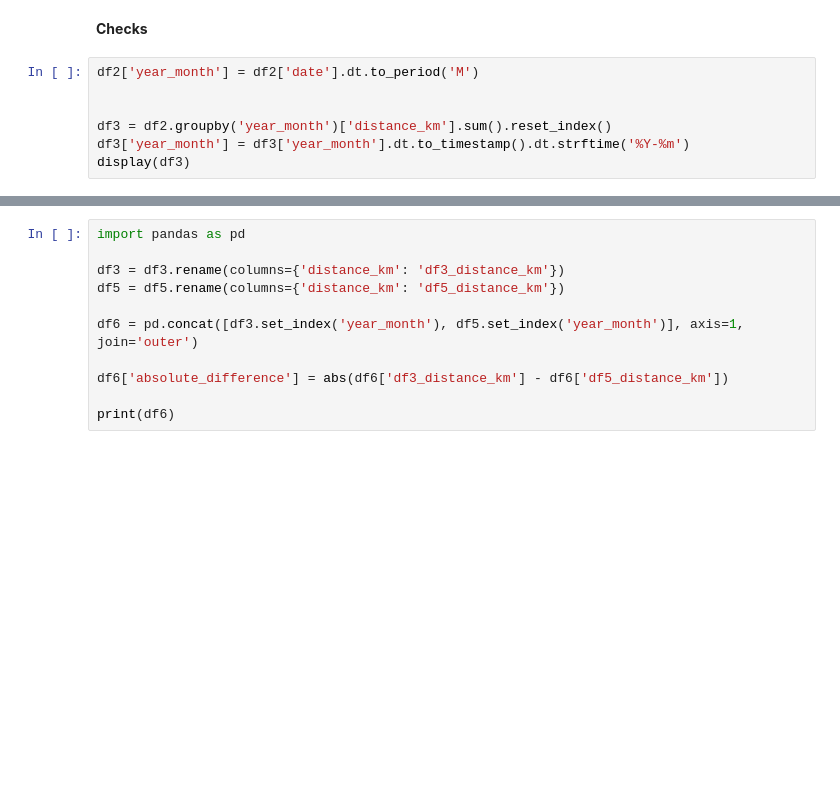
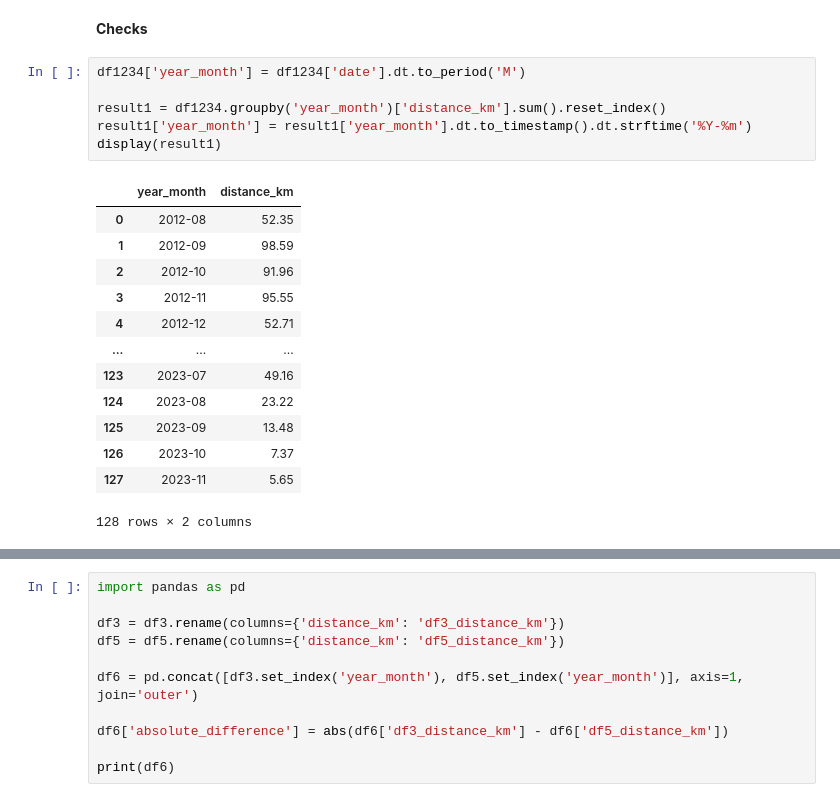
Before and after one commit to slazur83/Tableau, a Jupyter notebook: Workouts.ipynb, the cells around one changed output, grey strips where cells are left out. Drawn from its saved outputs; the diff is of its cells as text; blank space fills up the shorter version.

```diff
--- a/Workouts.ipynb
+++ b/Workouts.ipynb
@@ -315,12 +326,25 @@ display(df1234)
 # %% [markdown]
 **Checks**
 # %%
-df2['year_month'] = df2['date'].dt.to_period('M')
+df1234['year_month'] = df1234['date'].dt.to_period('M')
 
-
-df3 = df2.groupby('year_month')['distance_km'].sum().reset_index()
-df3['year_month'] = df3['year_month'].dt.to_timestamp().dt.strftime('%Y-%m')
-display(df3)
+result1 = df1234.groupby('year_month')['distance_km'].sum().reset_index()
+result1['year_month'] = result1['year_month'].dt.to_timestamp().dt.strftime('%Y-%m')
+display(result1)
+# %% [output]
+|  | year_month | distance_km |
+| 0 | 2012-08 | 52.35 |
+| 1 | 2012-09 | 98.59 |
+| 2 | 2012-10 | 91.96 |
+| 3 | 2012-11 | 95.55 |
+| 4 | 2012-12 | 52.71 |
+| ... | ... | ... |
+| 123 | 2023-07 | 49.16 |
+| 124 | 2023-08 | 23.22 |
+| 125 | 2023-09 | 13.48 |
+| 126 | 2023-10 | 7.37 |
+| 127 | 2023-11 | 5.65 |
+128 rows × 2 columns
 # %%
 import pandas as pd
 import numpy as np
```
Also changed, not shown: parts of 6 cells of this notebook.
